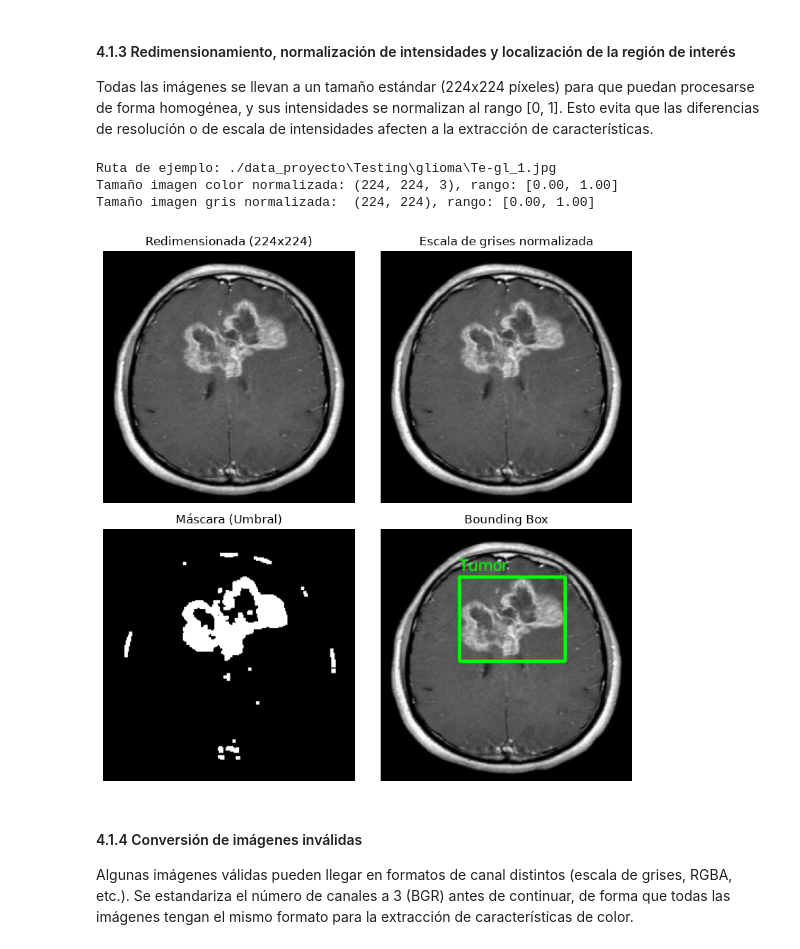
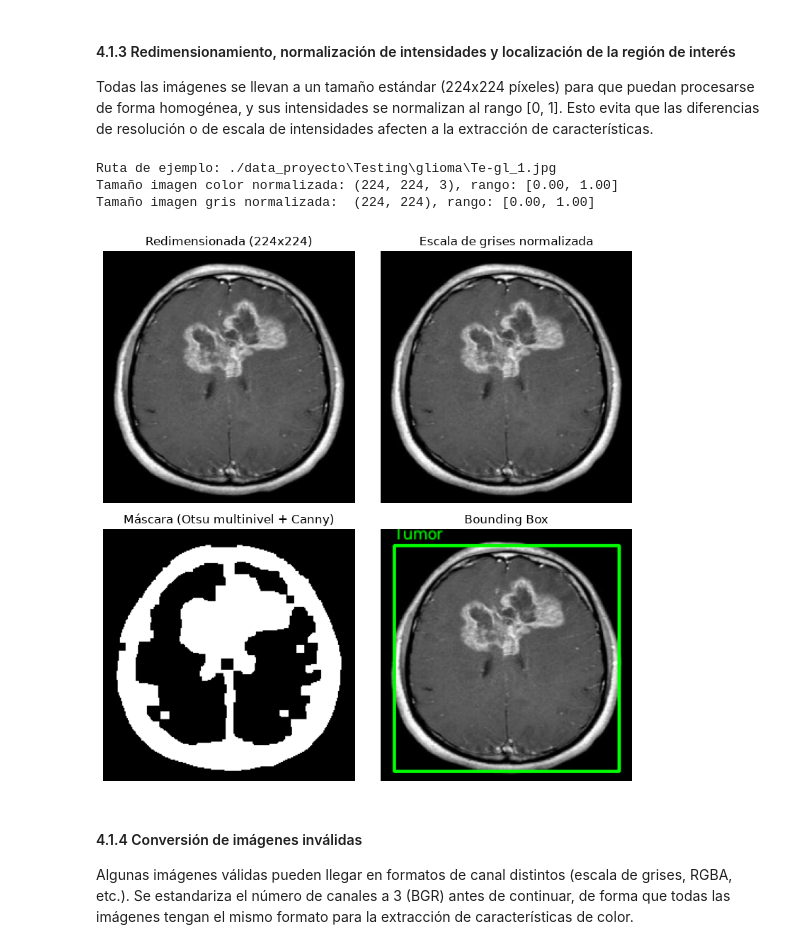
Before and after one commit to Alelop-Itu/TUMORES-CEREBRALES, a Jupyter notebook: Tumores cerebrales.ipynb, the cells around one changed output. Cells and saved outputs as stored; diff of their text form; code cells hidden in the pictures.

```diff
--- a/Tumores cerebrales.ipynb
+++ b/Tumores cerebrales.ipynb
@@ -883,7 +883,6 @@ Imágenes eliminadas:  51
 
 Todas las imágenes se llevan a un tamaño estándar (224x224 píxeles) para que puedan procesarse de forma homogénea, y sus intensidades se normalizan al rango [0, 1]. Esto evita que las diferencias de resolución o de escala de intensidades afecten a la extracción de características.
 # %%
-
 TAMANO_ESTANDAR = (224, 224)
 
 def preprocesar_imagen(img_path, tamano=TAMANO_ESTANDAR):
@@ -891,10 +890,13 @@ def preprocesar_imagen(img_path, tamano=TAMANO_ESTANDAR):
     Lee una imagen, la redimensiona a un tamaño estándar y normaliza
     sus intensidades al rango [0, 1].
     Retorna la imagen en color (BGR) y en escala de grises, ambas normalizadas.
+    Lanza ValueError si la imagen está corrupta o no se puede leer.
     """
     img = cv2.imread(img_path)
+    if img is None:
+        raise ValueError(f"No se pudo leer la imagen: {img_path}")
+
     img_resized = cv2.resize(img, tamano, interpolation=cv2.INTER_AREA)
-
     img_gray = cv2.cvtColor(img_resized, cv2.COLOR_BGR2GRAY)
 
     # Normalización de intensidades al rango [0, 1]
@@ -911,10 +913,12 @@ print(f"Ruta de ejemplo: {ejemplo_path}")
 print(f"Tamaño imagen color normalizada: {color_norm.shape}, rango: [{color_norm.min():.2f}, {color_norm.max():.2f}]")
 print(f"Tamaño imagen gris normalizada:  {gray_norm.shape}, rango: [{gray_norm.min():.2f}, {gray_norm.max():.2f}]")
 
-# --- Detección y dibujo del Bounding Box estrictamente interno ---
+# --- Detección y dibujo del Bounding Box (umbralización adaptable) ---
+from skimage.filters import threshold_multiotsu
+
 gray_uint8 = (gray_norm * 255).astype('uint8')
 
-# 1. Aislar estrictamente el interior del cerebro y eliminar el cráneo por coordenadas/máscara
+# 1. Aislar el interior del cerebro y eliminar el cráneo
 _, thresh_cabeza = cv2.threshold(gray_uint8, 20, 255, cv2.THRESH_BINARY)
 contornos_cabeza, _ = cv2.findContours(thresh_cabeza, cv2.RETR_EXTERNAL, cv2.CHAIN_APPROX_SIMPLE)
 
@@ -923,20 +927,35 @@ if contornos_cabeza:
     mascara_cabeza = np.zeros_like(gray_uint8)
     cv2.drawContours(mascara_cabeza, [cnt_cabeza], -1, 255, -1)
 
-    # Aplicar una erosión fuerte a la máscara de la cabeza para "cortar" el anillo óseo del cráneo
-    kernel_craneo = np.ones((15, 15), np.uint8)
+    # Kernel de erosión proporcional al tamaño de la cabeza (en vez de 15x15 fijo)
+    _, _, w_c, h_c = cv2.boundingRect(cnt_cabeza)
+    k = max(3, int(0.05 * min(w_c, h_c)) | 1)   # impar, ~5 % del lado menor
+    kernel_craneo = cv2.getStructuringElement(cv2.MORPH_ELLIPSE, (k, k))
     mascara_cerebro_interno = cv2.erode(mascara_cabeza, kernel_craneo, iterations=1)
 
     cerebro_aislado = cv2.bitwise_and(gray_uint8, gray_uint8, mask=mascara_cerebro_interno)
 else:
+    mascara_cerebro_interno = np.full_like(gray_uint8, 255)
     cerebro_aislado = gray_uint8
 
-# 2. Umbral dinámico para capturar la zona brillante del tumor en el centro
+# 2. Umbralización adaptable: Otsu multinivel (3 clases) + bordes Canny
+#    (reemplaza el percentil 82 fijo, que fallaba en tumores no hiperintensos)
 pixels_validos = cerebro_aislado[cerebro_aislado > 0]
-if len(pixels_validos) > 0:
-    valor_umbral = np.percentile(pixels_validos, 82) # Subimos un poco para evitar ruido sano
-    _, mascara_tumor = cv2.threshold(cerebro_aislado, valor_umbral, 255, cv2.THRESH_BINARY)
-else:
+mascara_tumor = np.zeros_like(cerebro_aislado)
+
+if len(np.unique(pixels_validos)) >= 3:
+    umbrales = threshold_multiotsu(pixels_validos, classes=3)
+    # Clase más brillante = candidata a lesión hiperintensa
+    mascara_hiper = (cerebro_aislado > umbrales[-1]).astype('uint8') * 255
+
+    # Complemento con Canny para lesiones no hiperintensas
+    bordes = cv2.Canny(cerebro_aislado, 50, 150)
+    bordes = cv2.bitwise_and(bordes, bordes, mask=mascara_cerebro_interno)
+    bordes = cv2.dilate(bordes, np.ones((3, 3), np.uint8), iterations=2)
+    bordes_cerrados = cv2.morphologyEx(bordes, cv2.MORPH_CLOSE, np.ones((7, 7), np.uint8))
+
+    mascara_tumor = cv2.bitwise_or(mascara_hiper, bordes_cerrados)
+elif len(pixels_validos) > 0:
     mascara_tumor = cerebro_aislado
 
 # 3. Limpieza de ruido menor
@@ -952,7 +971,7 @@ contornos, _ = cv2.findContours(mascara_tumor, cv2.RETR_EXTERNAL, cv2.CHAIN_APPR
 imagen_visualizacion = (color_norm * 255).astype('uint8')
 
 if contornos:
-    # Tomar directamente el contorno más grande dentro de la zona cerebral interna
+    # Tomar el contorno más grande dentro de la zona cerebral interna
     cnt_tumor = max(contornos, key=cv2.contourArea)
     x, y, w, h = cv2.boundingRect(cnt_tumor)
 
@@ -967,35 +986,35 @@ else:
     print("No se encontró la región del tumor.")
 
 # Visualización
 plt.figure(figsize=(8, 8))
 
 plt.subplot(2, 2, 1)
 plt.imshow(cv2.cvtColor((color_norm * 255).astype('uint8'), cv2.COLOR_BGR2RGB))
 plt.title('Redimensionada (224x224)')
 plt.axis('off')
 
 plt.subplot(2, 2, 2)
 plt.imshow(gray_norm, cmap='gray')
 plt.title('Escala de grises normalizada')
 plt.axis('off')
 
 plt.subplot(2, 2, 3)
 plt.imshow(mascara_otsu, cmap='gray')
-plt.title('Máscara (Umbral)')
+plt.title('Máscara (Otsu multinivel + Canny)')
 plt.axis('off')
 
 plt.subplot(2, 2, 4)
 plt.imshow(cv2.cvtColor(imagen_visualizacion, cv2.COLOR_BGR2RGB))
 plt.title('Bounding Box')
 plt.axis('off')
 
 plt.tight_layout()
 plt.show()
 # %% [output]
 Ruta de ejemplo: ./data_proyecto\Testing\glioma\Te-gl_1.jpg
 Tamaño imagen color normalizada: (224, 224, 3), rango: [0.00, 1.00]
 Tamaño imagen gris normalizada:  (224, 224), rango: [0.00, 1.00]
-[figure, old version]
+[figure, new version]
 # %% [markdown]
 #### 4.1.4 Conversión de imágenes inválidas
 
```
Also changed, not shown: parts of 8 cells of this notebook.
